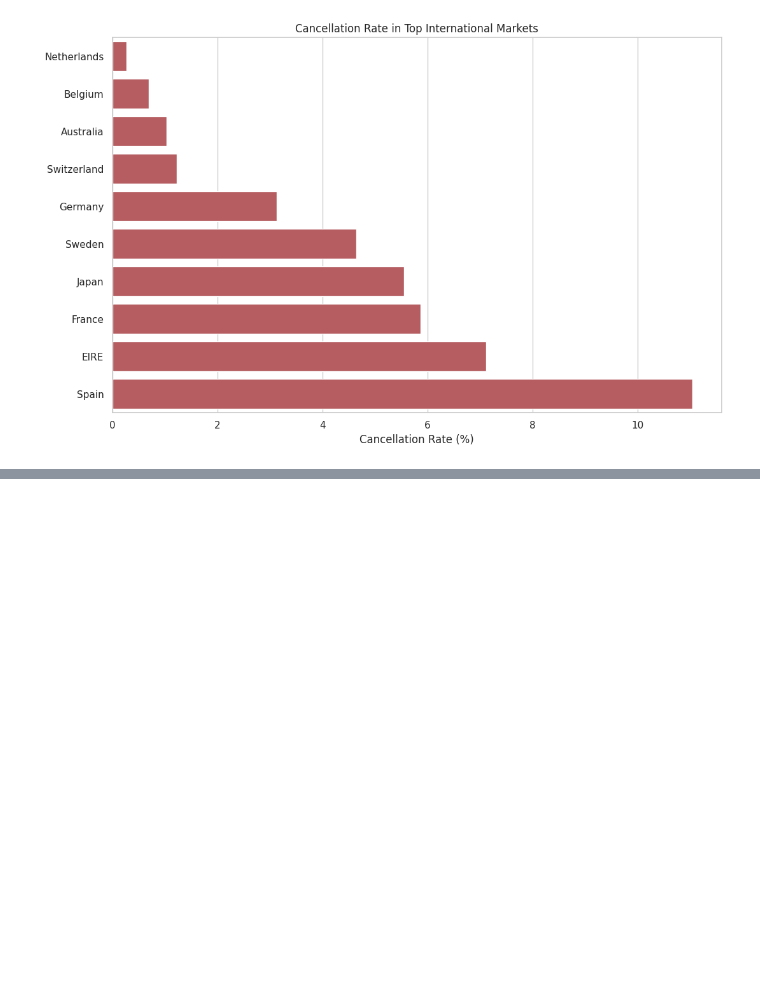
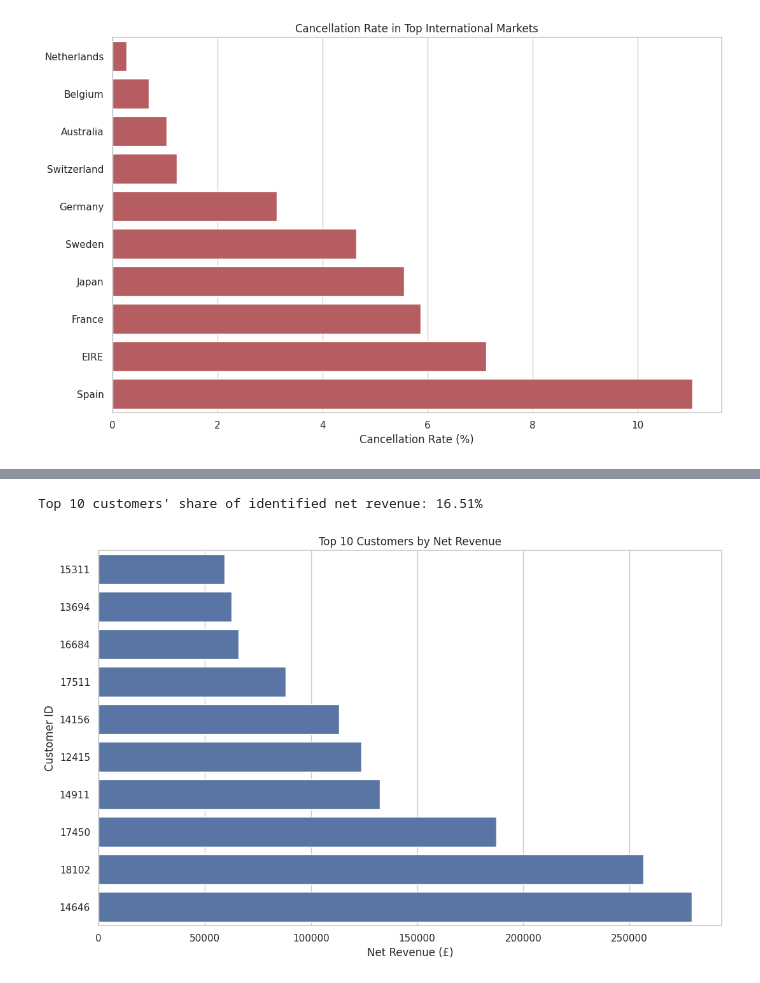
Before and after one commit to Brutva/online-retail-analysis, a Jupyter notebook: notebooks/online_retail_analysis.ipynb, the cells around one changed output, grey strips where cells are left out. Drawn from its saved outputs; the diff is of its cells as text; code cells hidden in the pictures; blank space fills up the shorter version.

```diff
--- a/notebooks/online_retail_analysis.ipynb
+++ b/notebooks/online_retail_analysis.ipynb
@@ -1034,0 +1246,14 @@ plt.show()
+# %%
+top_customers = (
+    customer_summary
+    .nlargest(10, "NetRevenue")
+)
+
+display(top_customers[[
+    "CustomerID",
+    "Orders",
+    "UnitsPurchased",
+    "GrossRevenue",
+    "CancelledRevenue",
+    "NetRevenue"
+]])
@@ -1034,0 +1272,49 @@ plt.show()
+# %%
+# Measure revenue concentration among the ten highest-value customers
+top_customer_revenue_share = (
+    top_customers["NetRevenue"].sum()
+    / customer_summary["NetRevenue"].sum()
+    * 100
+)
+
+print(
+    f"Top 10 customers' share of identified net revenue: "
+    f"{top_customer_revenue_share:.2f}%"
+)
+# %% [output]
+Top 10 customers' share of identified net revenue: 16.51%
+# %%
+top_customer_plot = (
+    top_customers
+    .sort_values("NetRevenue")
+    .copy()
+)
+
+# Use text labels so CustomerID is treated as a category
+top_customer_plot["CustomerLabel"] = (
+    top_customer_plot["CustomerID"].astype(str)
+)
+
+plt.figure(figsize=(11, 7))
+
+sns.barplot(
+    data=top_customer_plot,
+    x="NetRevenue",
+    y="CustomerLabel",
+    color="#4C72B0"
+)
+
+plt.title("Top 10 Customers by Net Revenue")
+plt.xlabel("Net Revenue (£)")
+plt.ylabel("Customer ID")
+plt.tight_layout()
+
+plt.savefig(
+    IMAGES_DIR / "top_customers_by_net_revenue.png",
+    dpi=150,
+    bbox_inches="tight"
+)
+
+plt.show()
+# %% [output]
+[figure, added]
```
Also changed, not shown: parts of 14 cells of this notebook.
